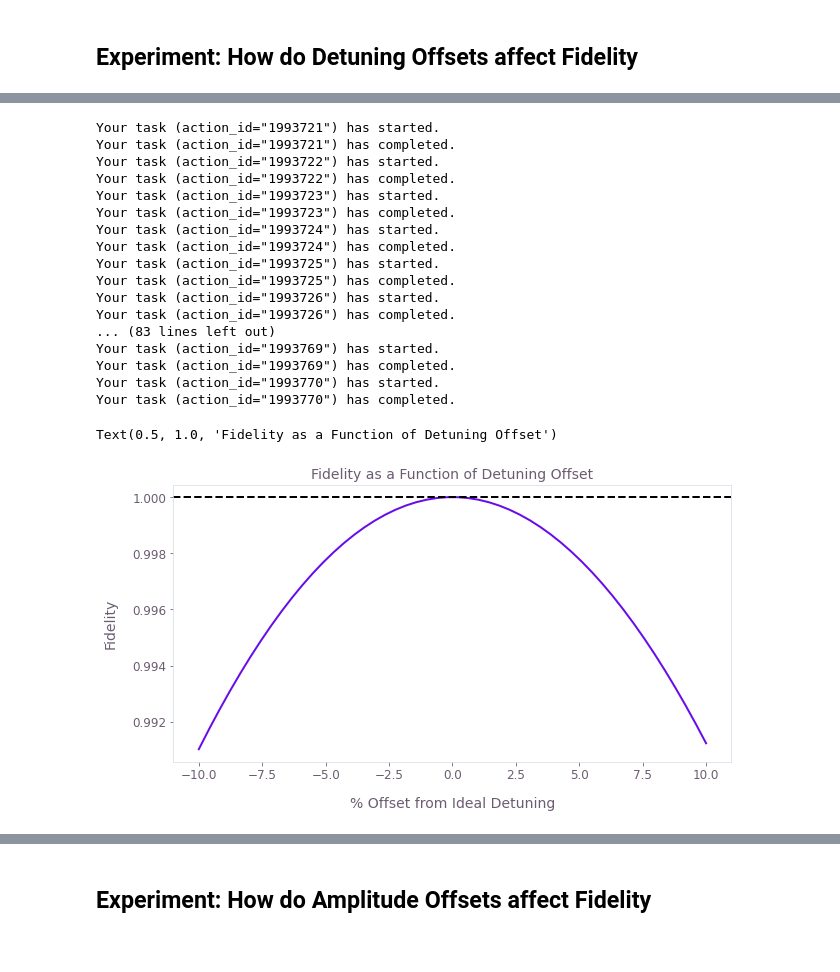
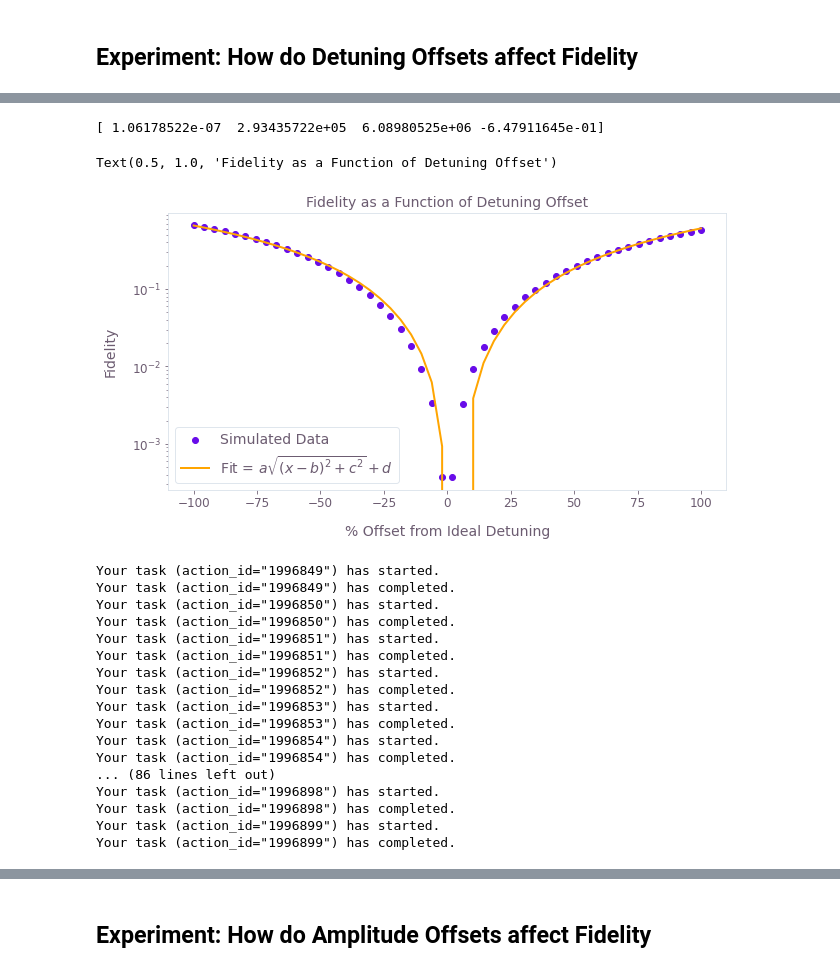
Before and after one commit to gianelgado12/EE522_AtomComputing, a Jupyter notebook: Simulations/LPgate_noise_attemp_luca.ipynb, the cells around one changed output, grey strips where cells are left out. Saved outputs shown, nothing was run; the diff lists cells and outputs as text; code cells hidden in the pictures.

```diff
--- a/Simulations/LPgate_noise_attemp_luca.ipynb
+++ b/Simulations/LPgate_noise_attemp_luca.ipynb
@@ -156,32 +176,42 @@ Text(0.5, 1.0, 'Fidelity as a Function of Detuning Offset')
+# %%
+def fit_dirac_dispersion(x, a, b, c , e):
+    return a * np.sqrt(((x-b))**2 + c**2) + e
+
+a_guess = np.abs((infidelities_arr_detune_coarse[-1]-infidelities_arr_detune_coarse[-2])/(detuning_offsets_coarse[-1]-detuning_offsets_coarse[-2]))
+popt, pcov = curve_fit(fit_dirac_dispersion, detuning_offsets_coarse, infidelities_arr_detune_coarse, p0=[a_guess, 0, 5E5, 0])
+aOpt, bOpt, cOpt, eOpt = popt
+plt.scatter(100 * detuning_offsets_coarse/delta_val, infidelities_arr_detune_coarse, label='Simulated Data')
+print(popt)
+plt.plot(100 * detuning_offsets_coarse/delta_val, fit_dirac_dispersion(detuning_offsets_coarse, aOpt, bOpt, cOpt, eOpt), color='orange', label="Fit = " + r"$a \sqrt{(x-b)^2 + c^2} + d$")
+plt.xlabel("% Offset from Ideal Detuning")
+plt.ylabel("Fidelity")
+plt.yscale('log')
+plt.axhline(0, color='black', linestyle='dashed')
+plt.legend()
+plt.title("Fidelity as a Function of Detuning Offset")
+# %% [output]
+[ 1.06178522e-07  2.93435722e+05  6.08980525e+06 -6.47911645e-01]
+Text(0.5, 1.0, 'Fidelity as a Function of Detuning Offset')
+[figure, added]
 # %%
 # Defining Detuning offsets to test fidelity over -0.1 * delta to 0.1 * delta
-detuning_offsets_fine = np.linspace(-10 * delta_val/100, 10 * delta_val/100, 50)
+detuning_offsets_fine = np.linspace(-10 * delta_val/100, 10 * delta_val/100, 51)
 infidelities_arr_detune_fine = generate_detuning_fidelity(detuning_offsets_fine)
 # %% [output]
-Your task (action_id="1993721") has started.
-Your task (action_id="1993721") has completed.
-Your task (action_id="1993722") has started.
-Your task (action_id="1993722") has completed.
-Your task (action_id="1993723") has started.
-Your task (action_id="1993723") has completed.
-Your task (action_id="1993724") has started.
-Your task (action_id="1993724") has completed.
-Your task (action_id="1993725") has started.
-Your task (action_id="1993725") has completed.
-Your task (action_id="1993726") has started.
-Your task (action_id="1993726") has completed.
-... (83 lines left out)
-Your task (action_id="1993769") has started.
-Your task (action_id="1993769") has completed.
-Your task (action_id="1993770") has started.
-Your task (action_id="1993770") has completed.
+Your task (action_id="1996849") has started.
+Your task (action_id="1996849") has completed.
+Your task (action_id="1996850") has started.
+Your task (action_id="1996850") has completed.
+Your task (action_id="1996851") has started.
+Your task (action_id="1996851") has completed.
+Your task (action_id="1996852") has started.
+Your task (action_id="1996852") has completed.
+Your task (action_id="1996853") has started.
+Your task (action_id="1996853") has completed.
+Your task (action_id="1996854") has started.
+Your task (action_id="1996854") has completed.
+... (86 lines left out)
+Your task (action_id="1996898") has started.
+Your task (action_id="1996898") has completed.
+Your task (action_id="1996899") has started.
+Your task (action_id="1996899") has completed.
-# %%
-# Plotting Results
-plt.plot(100 * detuning_offsets_fine/delta_val, 1-infidelities_arr_detune_fine)
-plt.xlabel("% Offset from Ideal Detuning")
-plt.ylabel("Fidelity")
-plt.axhline(1, color='black', linestyle='dashed')
-plt.title("Fidelity as a Function of Detuning Offset")
-# %% [output]
-Text(0.5, 1.0, 'Fidelity as a Function of Detuning Offset')
-[figure, removed]
```
Also changed, not shown: parts of 6 cells of this notebook.
